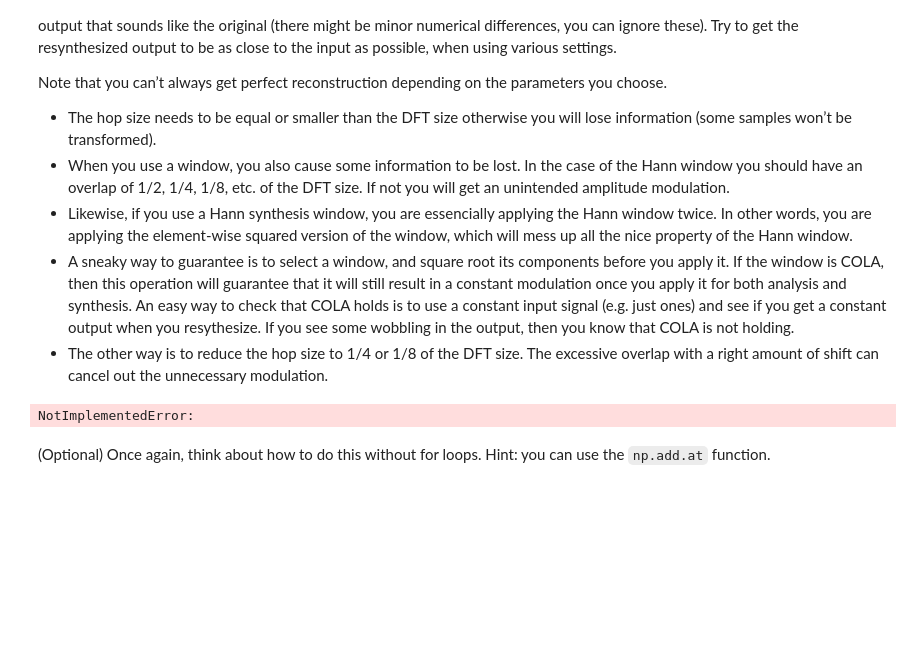
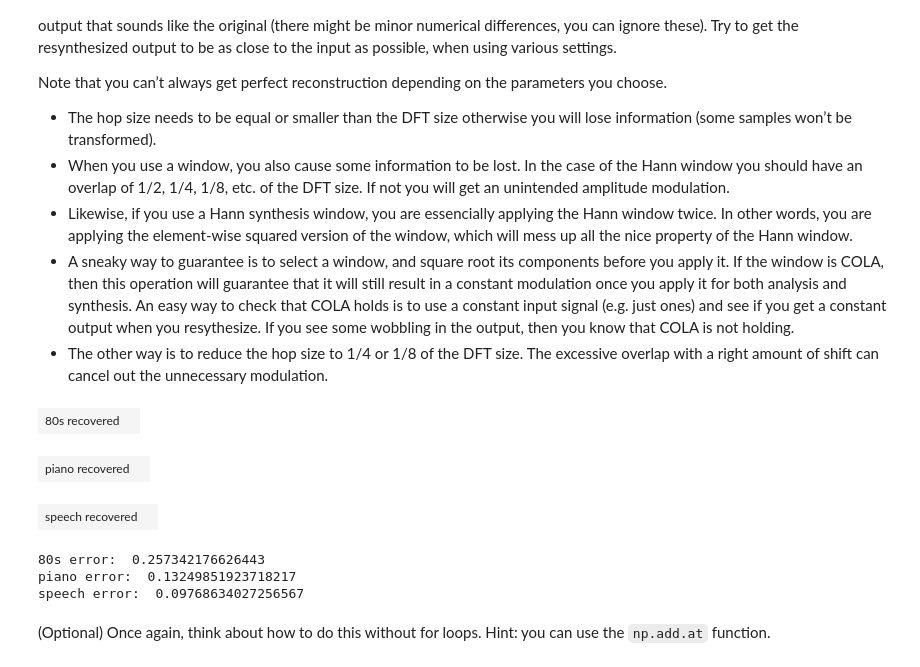
Before and after one commit to MichaelAHeredia/CS448, a Jupyter notebook: Lab 01/Lab 1 - Forward and Inverse STFT.ipynb, the cells around one changed output. Cells and saved outputs as stored; diff of their text form; code cells hidden in the pictures; blank space fills up the shorter version.

````diff
--- a/Lab 01/Lab 1 - Forward and Inverse STFT.ipynb
+++ b/Lab 01/Lab 1 - Forward and Inverse STFT.ipynb
@@ -121,34 +171,66 @@ Note that you can’t always get perfect reconstruction depending on the paramet
 # %%
 def istft( stft_output, dft_size, hop_size, window):
     """Compute the inverse short-time Fourier transform of a spectrogram.
     Args:
         stft_output: 2D numpy array (frequencies x time) containing the complex-valued STFT
         dft_size: Size of the DFT that was computed (number of frequency bins)
         hop_size: Number of samples advanced between successive frames
         window: 1D numpy array containing the synthesis window (length = dft_size)
     Returns:
         x: 1D numpy array containing the reconstructed sound samples
     """
     # YOUR CODE HERE
-    raise NotImplementedError()
+    # output = np.zeros()
+    # start = 0
+    # for frame in stft_output
+    # unstft it
+    # unwindow it
+    # output[start:start+dft_size] =
+    # update start
+    # print(stft_output.shape)
+    output = np.zeros(hop_size*(stft_output.shape[1]-1)+dft_size)
+    start = 0
+    for col in stft_output.T:
+        wframe = np.fft.irfft(col)
+        frame = wframe * window
+        output[start:start+dft_size] += frame
+        start = start + hop_size
+    return output
 
 # Invert all of the spectrograms from the previous assignment
 # YOUR CODE HERE
-raise NotImplementedError()
+r80 = istft(dft80,dft_size,hop_size,window)
+rpiano = istft(dftpiano,dft_size,hop_size,window)
+rspeech = istft(dftspeech,dft_size,hop_size,window)
 
 # unpad the sounds to remove the zero-padding added earlier
 # YOUR CODE HERE
-raise NotImplementedError()
+def unpad(input,n=512):
+    return input[512:-512]
+
+r80 = unpad(r80)
+rpiano = unpad(rpiano)
+rspeech = unpad(rspeech)
 
 # Play the sounds to make sure they are correct (look out for unwanted clicks, wobbles, etc.)
 # YOUR CODE HERE
-raise NotImplementedError()
+sound_player(r80,sr80,"80s recovered")
+sound_player(rpiano,srp, "piano recovered")
+sound_player(rspeech,srs,"speech recovered")
+
 
 # Measure your reconstruction error using the original inputs (should be tiny)
 # YOUR CODE HERE
-raise NotImplementedError()
+print("80s error: ",np.mean((s80[:min(s80.shape[0],r80.shape[0])]-r80[:min(s80.shape[0],r80.shape[0])])**2))
+print("piano error: ",np.mean((piano-rpiano)**2))
+print("speech error: ",np.mean((speech[:min(speech.shape[0],rspeech.shape[0])]-rspeech[:min(speech.shape[0],rspeech.shape[0])])**2))
 # %% [output]
+| 80s recovered |  |
+| piano recovered |  |
+| speech recovered |  |
-NotImplementedError:
+80s error:  0.257342176626443
+piano error:  0.13249851923718217
+speech error:  0.09768634027256567
 # %% [markdown]
 (Optional) Once again, think about how to do this without for loops. Hint: you can use the ```np.add.at``` function.
 # %%
````
Also changed, not shown: parts of 4 cells of this notebook.
